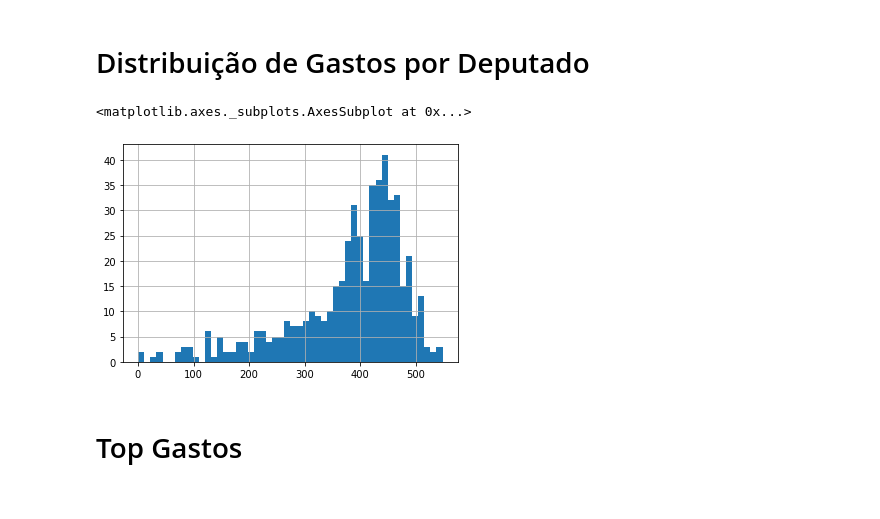
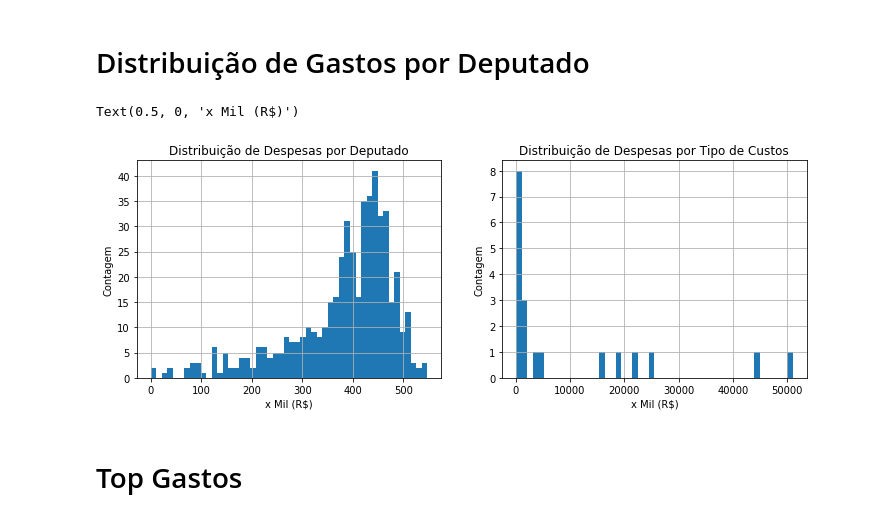
Before and after one commit to tciodaro/mit_data_science, a Jupyter notebook: Code/Operationalization/test_camara.ipynb, the cells around one changed output. Cells and saved outputs as stored; diff of their text form; code cells hidden in the pictures.

```diff
--- a/Code/Operationalization/test_camara.ipynb
+++ b/Code/Operationalization/test_camara.ipynb
@@ -9,11 +9,10 @@ import matplotlib.pyplot as plt
 from urllib.parse import urlencode
 
 
-
 %matplotlib inline
 
 
-base_url = 'https://dadosabertos.camara.leg.br/api/v2/'
+base_url = 'https://dadosabertos.camara.leg.br/api/v2//'
 # %% [markdown]
 # Carregando os Deputados Atuais
 # %% [markdown]
@@ -182,13 +160,26 @@ df_total_deputy_expenses = df_deputy_expenses.groupby(group_cols).agg(measure_co
 df_results = df_total_deputy_expenses.merge(df_deputados, on='idDeputado', suffixes=['_deputy','_expense'])
 # %% [markdown]
 # Distribuição de Gastos por Deputado
-# %%
-X =  df_results.groupby('nome').valorLiquido.sum().sort_values() * 1e-3
-
-X.hist(bins=50)
-# %% [output]
-<matplotlib.axes._subplots.AxesSubplot at 0x...>
-[figure, removed]
+# %%
+plt.figure(figsize=(12,4))
+
+plt.subplot(1,2,1)
+X =  df_results.groupby('nome').valorLiquido.sum().sort_values() * 1e-3
+X.hist(bins=50)
+plt.title('Distribuição de Despesas por Deputado')
+plt.ylabel('Contagem')
+plt.xlabel('x Mil (R$)')
+
+
+plt.subplot(1,2,2)
+X =  df_results.groupby('tipoDespesa').valorLiquido.sum().sort_values() * 1e-3
+X.hist(bins=50)
+plt.title('Distribuição de Despesas por Tipo de Custos')
+plt.ylabel('Contagem')
+plt.xlabel('x Mil (R$)')
+# %% [output]
+Text(0.5, 0, 'x Mil (R$)')
+[figure, added]
 # %% [markdown]
 # Top Gastos
 # %%
```
Also changed, not shown: parts of 2 cells of this notebook, 1 other file.
